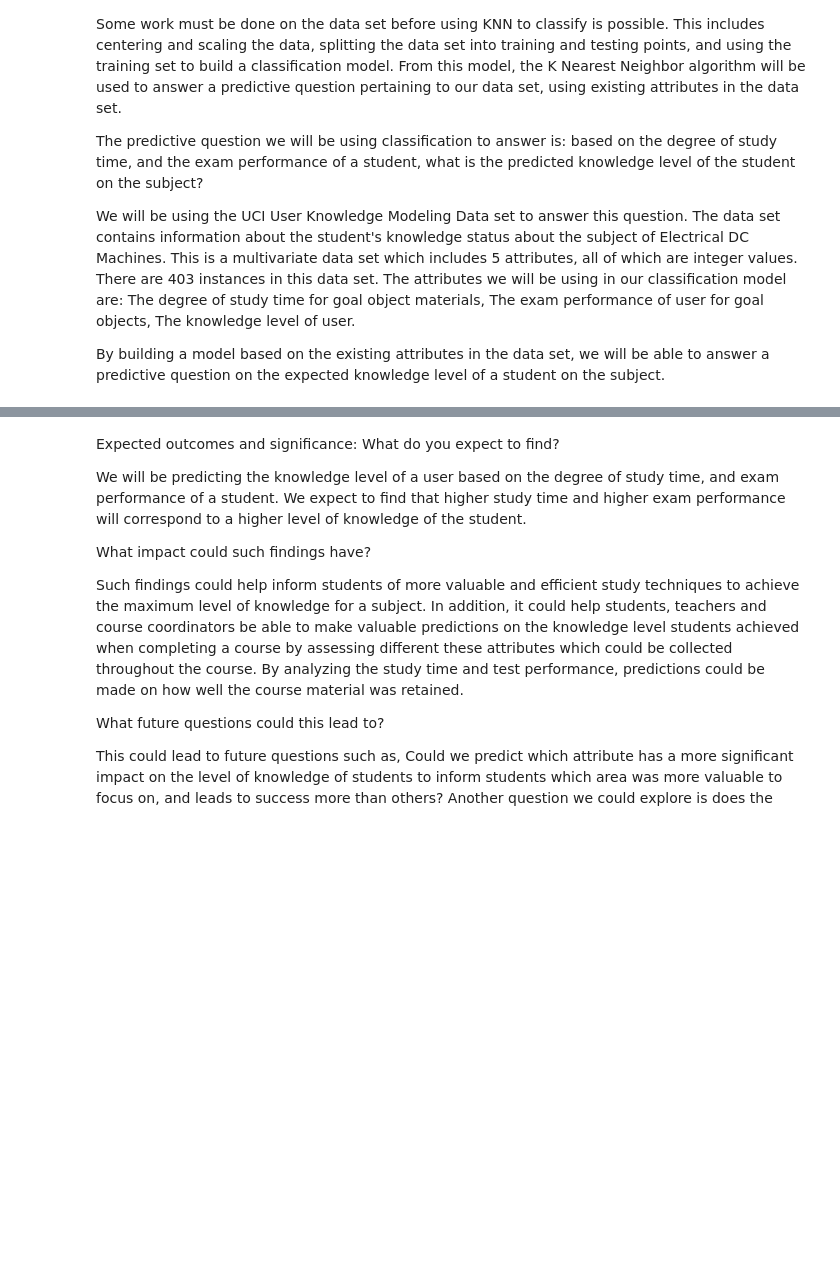
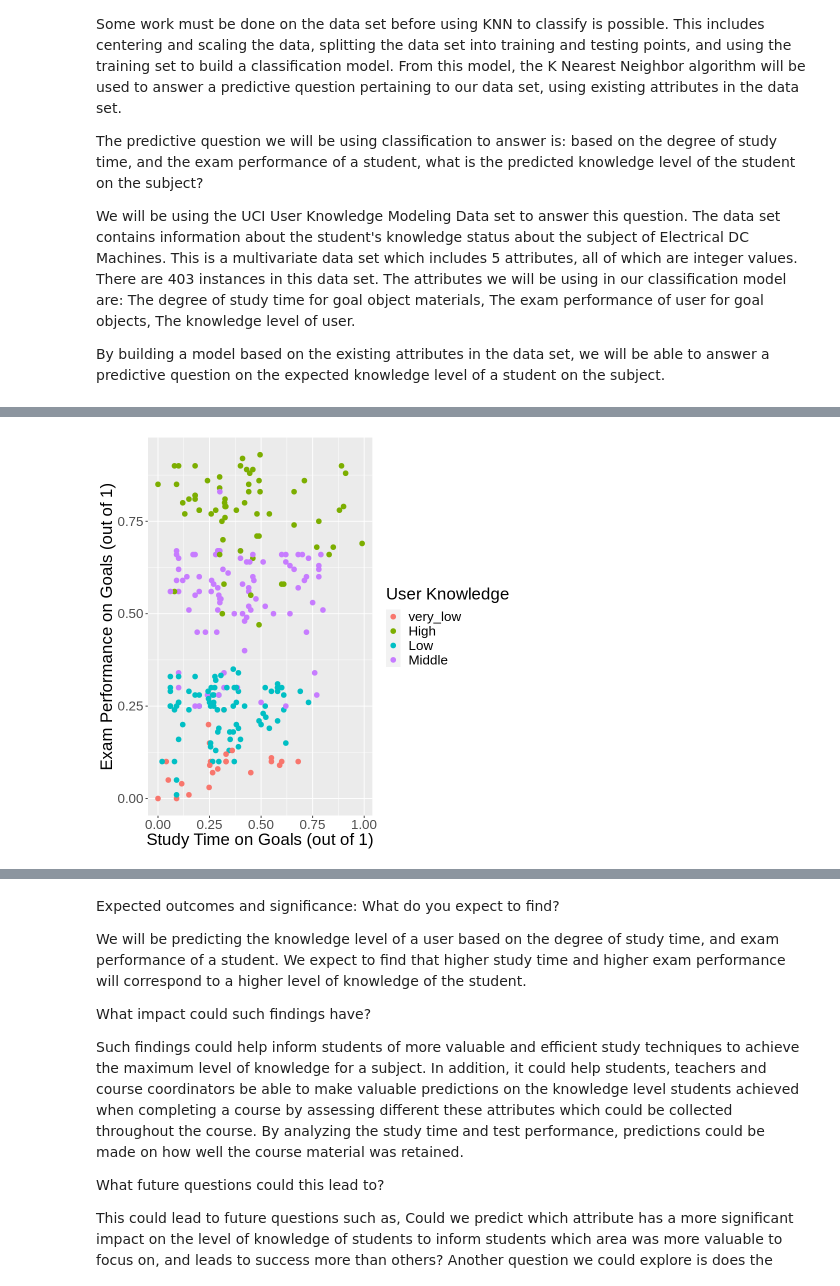
Before and after one commit to taratreagus/DSCI-100-Group-Project, a Jupyter notebook: Group_project.ipynb, the cells around one changed output, grey strips where cells are left out. Drawn from its saved outputs; the diff is of its cells as text; code cells hidden in the pictures; blank space fills up the shorter version.

Commit message:
Added Data Wrangling and Visualizations.

```diff
--- a/Group_project.ipynb
+++ b/Group_project.ipynb
@@ -13,0 +41,83 @@ By building a model based on the existing attributes in the data set, we will be
+# %%
+data <- read_xls("data/Data_User_Modeling_Dataset_Hamdi Tolga KAHRAMAN.xls", sheet = 2) %>%
+        select(STG, SCG, STR, LPR, PEG, UNS) %>%
+        mutate(UNS = as_factor(UNS))
+
+#Study Time on Goals vs Exam Performance on Goals
+plot_STGvsPEG <- data %>%
+    ggplot(aes(x=STG,
+               y=PEG,
+               colour = UNS)) +
+        labs(x = "Study Time on Goals (out of 1)",
+             y = "Exam Performance on Goals (out of 1)",
+             colour = 'User Knowledge') +
+        geom_point(size = 2.5) +
+        theme(text = element_text(size = 20))
+
+plot_STGvsPEG
+
+#Study Repitition on Goals vs Exam Performance on Goals
+plot_SCGvsPEG <- data %>%
+    ggplot(aes(x=SCG,
+               y=PEG,
+               colour = UNS)) +
+        labs(x = "Study Repitition on Goals (out of 1)",
+             y = "Exam Performance on Goals (out of 1)",
+             colour = 'User Knowledge') +
+        geom_point(size = 2.5) +
+        theme(text = element_text(size = 20))
+
+plot_SCGvsPEG
+
+#Study Time on Related Goals vs Exam Performance on Goals
+plot_STRvsPEG <- data %>%
+    ggplot(aes(x=STR,
+               y=PEG,
+               colour = UNS)) +
+        labs(x = "Study Time on Related Goals (out of 1)",
+             y = "Exam Performance on Goals (out of 1)",
+             colour = 'User Knowledge') +
+        geom_point(size = 2.5) +
+        theme(text = element_text(size = 20))
+
+plot_STRvsPEG
+
+#Study Time on Goals vs Exam Performance on Goals
+plot_STGvsLPR <- data %>%
+    ggplot(aes(x=STG,
+               y=LPR,
+               colour = UNS)) +
+        labs(x = "Study Time on Goals (out of 1)",
+             y = "Exam Performance on Related Goals (out of 1)",
+             colour = 'User Knowledge') +
+        geom_point(size = 2.5) +
+        theme(text = element_text(size = 20))
+
+plot_STGvsLPR
+
+#Study Repitition on Goals vs Exam Performance on Related Goals
+plot_SCGvsLPR <- data %>%
+    ggplot(aes(x=SCG,
+               y=LPR,
+               colour = UNS)) +
+        labs(x = "Study Repitition on Goals (out of 1)",
+             y = "Exam Performance on Related Goals (out of 1)",
+             colour = 'User Knowledge') +
+        geom_point(size = 2.5) +
+        theme(text = element_text(size = 20))
+
+plot_SCGvsLPR
+
+#Study Time on Related Goals vs Exam Performance on Related Goals
+plot_STRvsLPR <- data %>%
+    ggplot(aes(x=STR,
+               y=LPR,
+               colour = UNS)) +
+        labs(x = "Study Time on Related Goals (out of 1)",
+             y = "Exam Performance on Related Goals (out of 1)",
+             colour = 'User Knowledge') +
+        geom_point(size = 2.5) +
+        theme(text = element_text(size = 20))
+
+plot_STRvsLPR
+# %% [output]
@@ -13,0 +127 @@ By building a model based on the existing attributes in the data set, we will be
+[figure, added]
```
Also changed, not shown: parts of 2 cells of this notebook.
